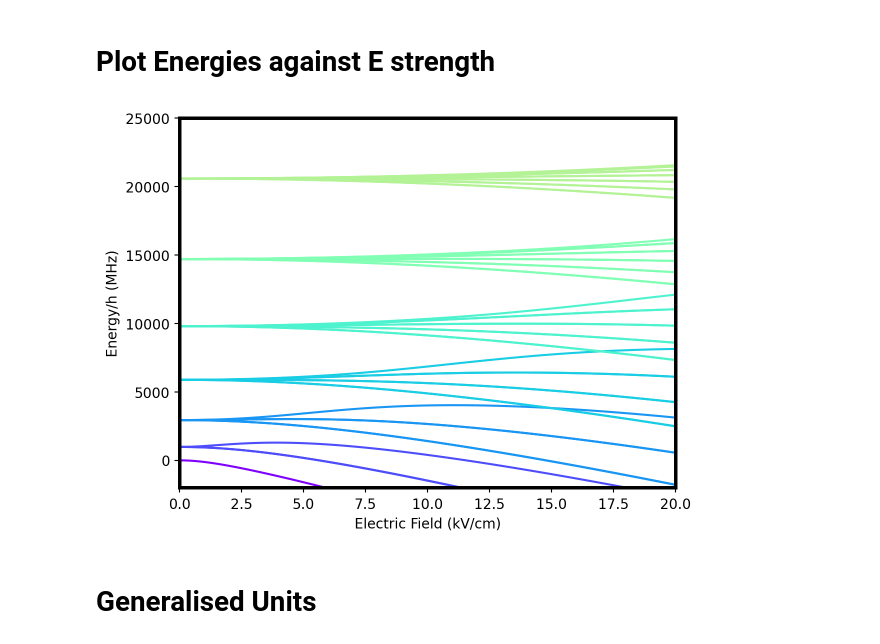
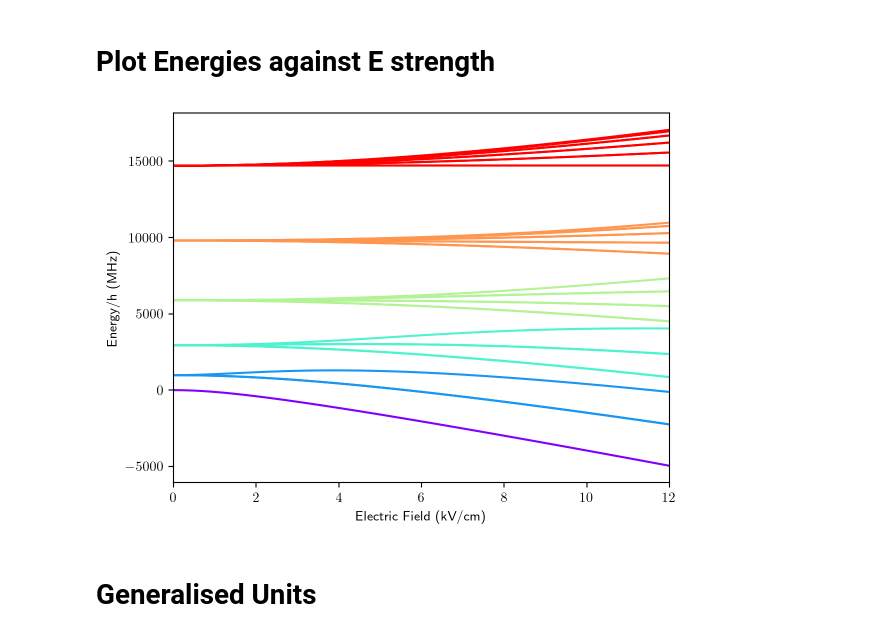
Before and after one commit to tomhepz/MolecularEnergyLevels, a Jupyter notebook: learning.ipynb, the cells around one changed output. Cells and saved outputs as stored; diff of their text form; code cells hidden in the pictures.

Commit message:
Added dipole plotting, and debug on coefficients

```diff
--- a/learning.ipynb
+++ b/learning.ipynb
@@ -14,6 +14,8 @@ import matplotlib.pyplot as plt
 from matplotlib.pyplot import cm
 from mpl_toolkits.mplot3d import Axes3D
 
+plt.rcParams['text.usetex'] = True
+
 %matplotlib inline
 %config InlineBackend.figure_format = 'retina'
 # %% [markdown]
@@ -27,11 +29,11 @@ D_MOL = 1.225 * 3.33564e-30  # Molecular dipole moment (C.m)
 BROT = 490.173994326310e6 * scipy.constants.h  # BROT := HBAR^2/2I
 
 # Computational Constants
-NMAX = 10  #  No. of Rotational base states 0 <= N <= NMAX
+NMAX = 5  #  No. of Rotational base states 0 <= N <= NMAX
 
 EMIN = 0
-EMAX = 20  # Max E Field in kV/cm
-ESTEPS = 100
+EMAX = 12  # Max E Field in kV/cm
+ESTEPS = 50
 # %% [markdown]
 # Create empty Hamiltonians
 basis order  |0, 0>  |1,-1>  |1, 0>  |1,+1> ....
@@ -140,7 +142,7 @@ eigen vectors (in columns):
  [0. 0. 1.]
  [0. 1. 0.]]
 # %%
-def sort_smooth(energy, states):
+def sort_smooth(in_energies, in_states):
     ''' Sort states to remove false avoided crossings.
 
     This is a function to ensure that all eigenstates plotted change
@@ -155,8 +157,8 @@ def sort_smooth(energy, states):
         Energy (numpy.ndarray) : numpy.ndarray containing the eigenergies, as from numpy.linalg.eig
         States (numpy.ndarray): numpy.ndarray containing the states, in the same order as Energy E[x,i] -> States[x,:,i]
     '''
-    ls = np.arange(states.shape[2],dtype="int")
-    number_iterations = len(energy[:,0])
+    ls = np.arange(in_states.shape[2],dtype="int")
+    number_iterations = len(in_energies[:,0])
     for i in range(1,number_iterations):
         '''
         This loop sorts the eigenstates such that they maintain some
@@ -165,16 +167,16 @@ def sort_smooth(energy, states):
         '''
         #calculate the overlap of the ith and jth eigenstates
         overlaps = np.einsum('ij,ik->jk',
-                                np.conjugate(states[i-1,:,:]),states[i,:,:])
-        orig2 = states[i,:,:].copy()
-        orig1 = energy[i,:].copy()
+                                np.conjugate(in_states[i-1,:,:]),in_states[i,:,:])
+        orig2 = in_states[i,:,:].copy()
+        orig1 = in_energies[i,:].copy()
         #insert location of maximums into array ls
         np.argmax(np.abs(overlaps),axis=1,out=ls)
-        for k in range(states.shape[2]):
+        for k in range(in_states.shape[2]):
             l = ls[k]
             if l!=k:
-                energy[i,k] = orig1[l].copy()
-                states[i,:,k] = orig2[:,l].copy()
-    return energy, states
+                in_energies[i,k] = orig1[l].copy()
+                in_states[i,:,k] = orig2[:,l].copy()
+    return in_energies, in_states
 
-energies, states = sort_smooth(energies, states)
+smooth_energies, smooth_states = sort_smooth(energies, states)
@@ -183,22 +204,22 @@ energies, states = sort_smooth(energies, states)
 # %%
 plt.figure()
 plt.xlim(0, EMAX)
-plt.ylim(-2000, 25000)
+#plt.ylim(-2000, 25000)
 plt.ylabel("Energy/h (MHz)")
 plt.xlabel("Electric Field (kV/cm)")
 
 color = cm.rainbow(np.linspace(0, 1, NMAX+1))
 c=0
 n=0
 for N in range(0, NMAX + 1):
     for M in range(-N, N + 1):
-        plt.plot(E * 1e-5, energies[..., n] * 1e-6 / scipy.constants.h, color=color[c])
+        plt.plot(E * 1e-5, energies[:, n] * 1e-6 / scipy.constants.h, color=color[c])
         n+=1
     c+=1
 
 plt.show()
 # %% [output]
-[figure, old version]
+[figure, new version]
 # %% [markdown]
 # Generalised Units
 # %%
```
Also changed, not shown: parts of 10 cells of this notebook, 2 other files.
